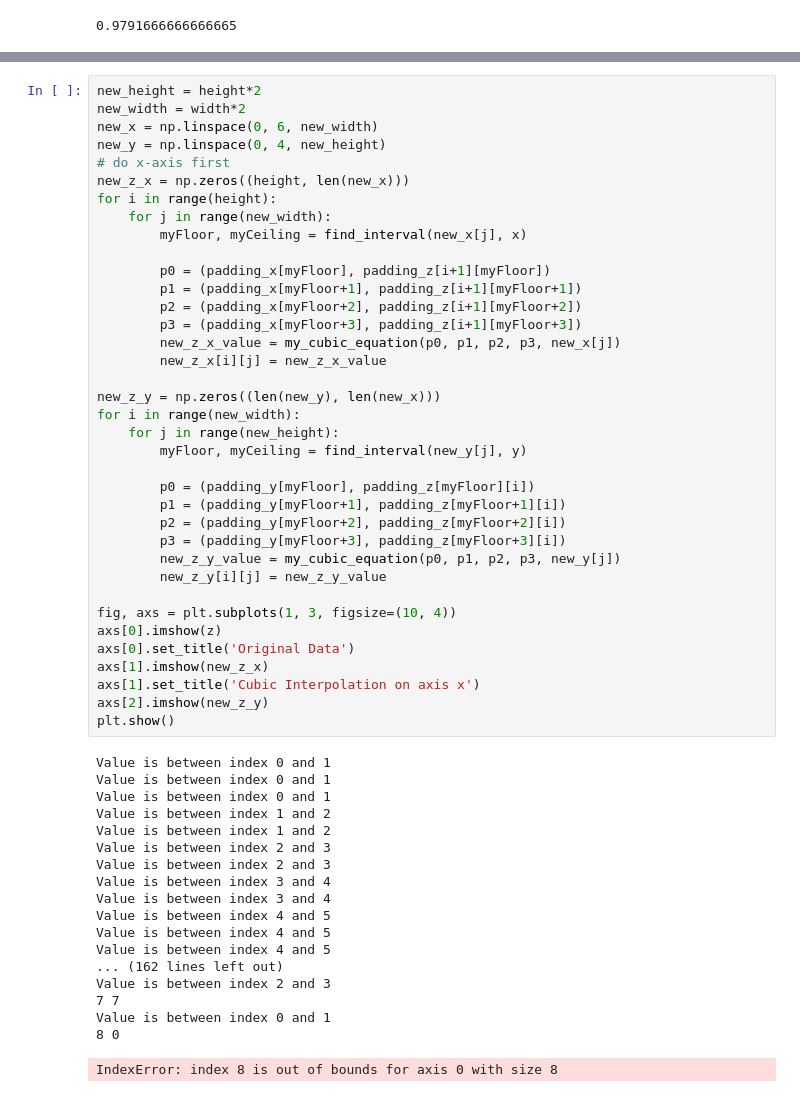
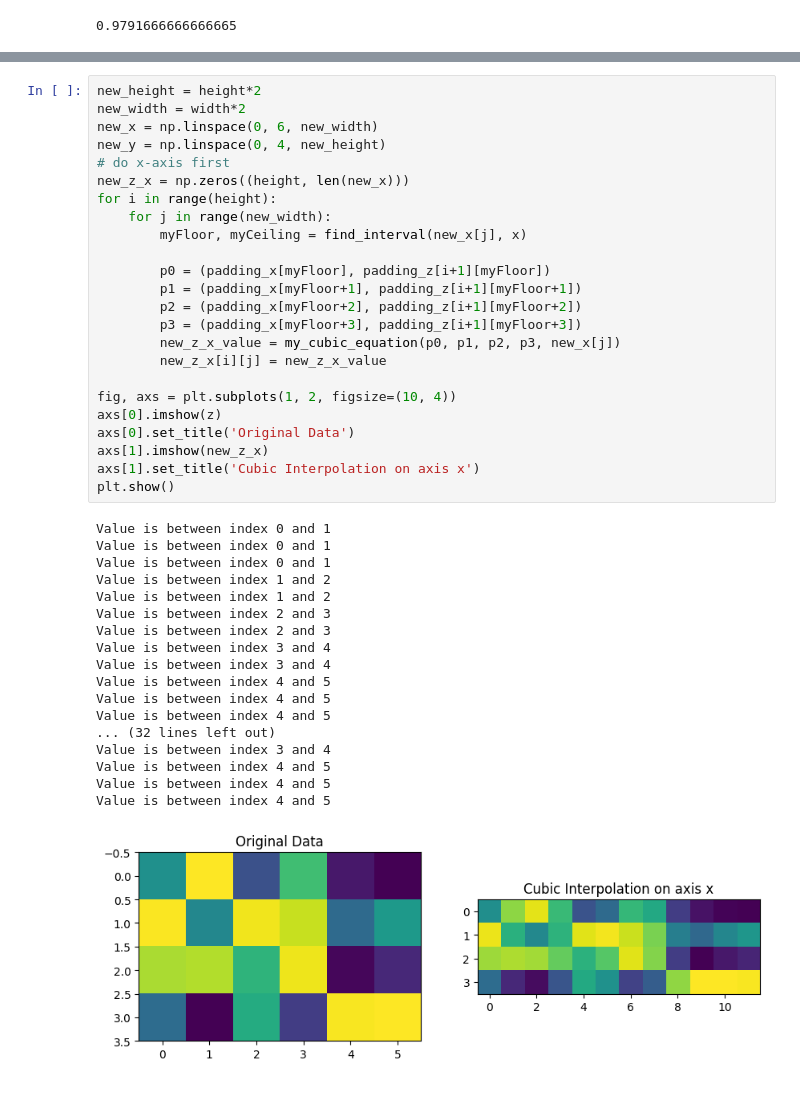
Before and after one commit to jianming1481/py_slambook2, a Jupyter notebook: ch8/test.ipynb, the cells around one changed output, grey strips where cells are left out. Cells and saved outputs as stored; diff of their text form.

```diff
--- a/ch8/test.ipynb
+++ b/ch8/test.ipynb
@@ -451,50 +435,37 @@ new_y = np.linspace(0, 4, new_height)
 new_z_x = np.zeros((height, len(new_x)))
 for i in range(height):
     for j in range(new_width):
         myFloor, myCeiling = find_interval(new_x[j], x)
 
         p0 = (padding_x[myFloor], padding_z[i+1][myFloor])
         p1 = (padding_x[myFloor+1], padding_z[i+1][myFloor+1])
         p2 = (padding_x[myFloor+2], padding_z[i+1][myFloor+2])
         p3 = (padding_x[myFloor+3], padding_z[i+1][myFloor+3])
         new_z_x_value = my_cubic_equation(p0, p1, p2, p3, new_x[j])
         new_z_x[i][j] = new_z_x_value
 
-new_z_y = np.zeros((len(new_y), len(new_x)))
-for i in range(new_width):
-    for j in range(new_height):
-        myFloor, myCeiling = find_interval(new_y[j], y)
-
-        p0 = (padding_y[myFloor], padding_z[myFloor][i])
-        p1 = (padding_y[myFloor+1], padding_z[myFloor+1][i])
-        p2 = (padding_y[myFloor+2], padding_z[myFloor+2][i])
-        p3 = (padding_y[myFloor+3], padding_z[myFloor+3][i])
-        new_z_y_value = my_cubic_equation(p0, p1, p2, p3, new_y[j])
-        new_z_y[i][j] = new_z_y_value
-
-fig, axs = plt.subplots(1, 3, figsize=(10, 4))
+fig, axs = plt.subplots(1, 2, figsize=(10, 4))
 axs[0].imshow(z)
 axs[0].set_title('Original Data')
 axs[1].imshow(new_z_x)
 axs[1].set_title('Cubic Interpolation on axis x')
-axs[2].imshow(new_z_y)
 plt.show()
 # %% [output]
 Value is between index 0 and 1
 Value is between index 0 and 1
 Value is between index 0 and 1
 Value is between index 1 and 2
 Value is between index 1 and 2
 Value is between index 2 and 3
 Value is between index 2 and 3
 Value is between index 3 and 4
 Value is between index 3 and 4
 Value is between index 4 and 5
 Value is between index 4 and 5
 Value is between index 4 and 5
-... (162 lines left out)
-Value is between index 2 and 3
-7 7
-Value is between index 0 and 1
-8 0
+... (32 lines left out)
+Value is between index 3 and 4
+Value is between index 4 and 5
+Value is between index 4 and 5
+Value is between index 4 and 5
-IndexError: index 8 is out of bounds for axis 0 with size 8
+[figure, added]
```
Also changed, not shown: parts of 6 cells of this notebook.
